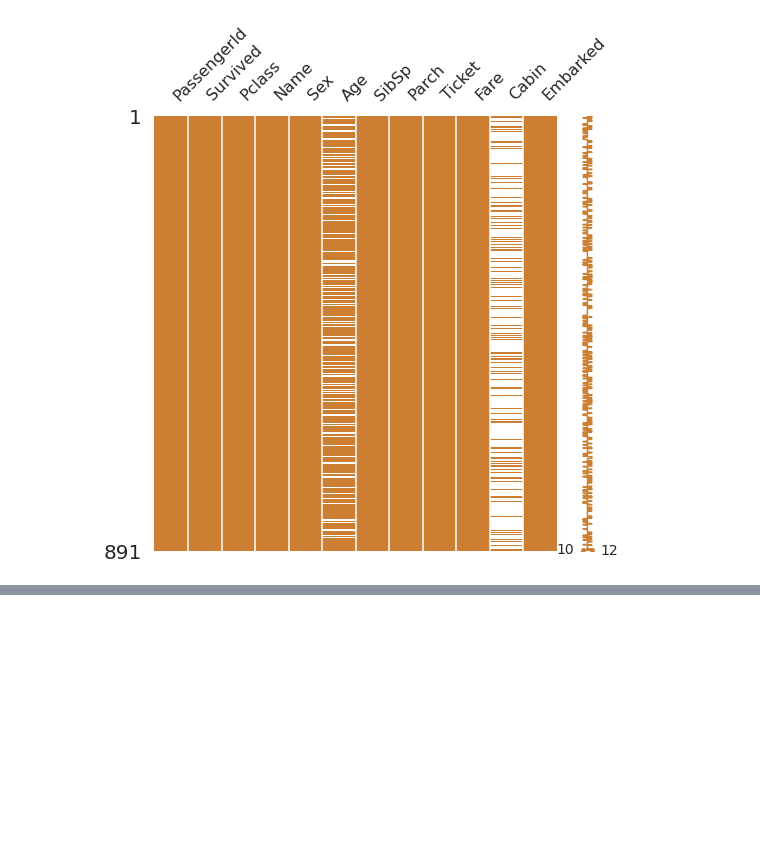
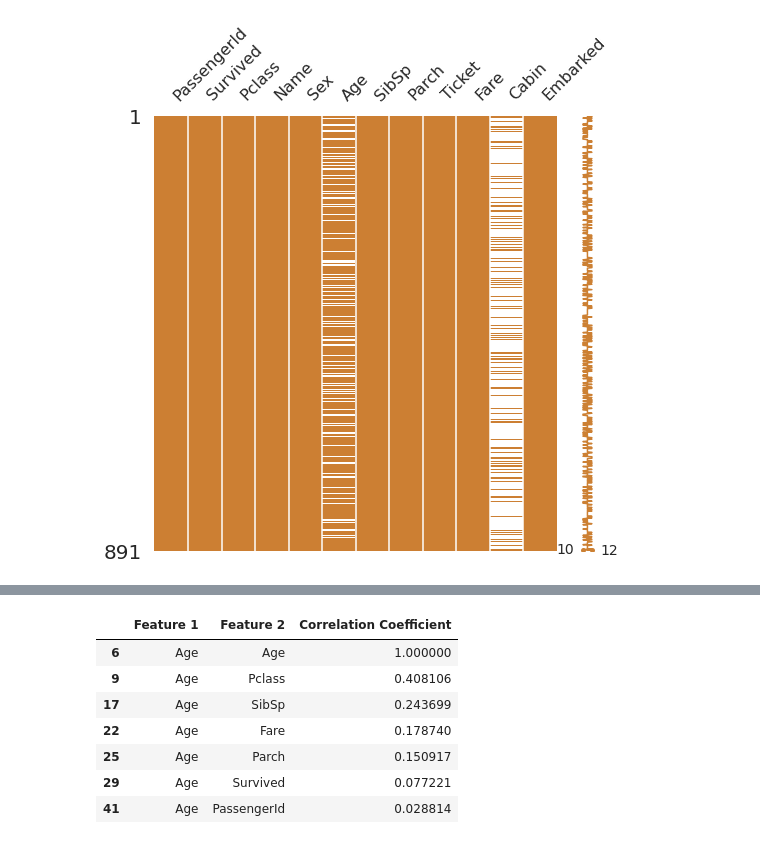
Before and after one commit to swoos91/KaggleStudy, a Jupyter notebook: Titanic/Titanic_EDA.ipynb, the cells around one changed output, grey strips where cells are left out. Drawn from its saved outputs; the diff is of its cells as text; code cells hidden in the pictures; blank space fills up the shorter version.

Commit message:
Modify titanic.ipynb

```diff
--- a/Titanic/Titanic_EDA.ipynb
+++ b/Titanic/Titanic_EDA.ipynb
@@ -69,0 +41,26 @@ None
+# %%
+def concat_df(df_train, df_test):
+
+    return pd.concat([df_train, df_test], sort = True).reset_index(drop = True)
+
+def divide_df(all_data):
+
+    return all_data.iloc[:890, :], all_data.iloc[891:, :].drop(['Survived'], axis = 1)
+
+df_train = pd.read_csv('/kaggle/input/titanic/train.csv')
+df_test = pd.read_csv('/kaggle/input/titanic/test.csv')
+df_all = concat_df(df_train, df_test)
+
+df_train.name = 'Training Set'
+df_test.name = 'Test Set'
+df_all.name = 'All Set'
+
+dfs = [df_train, df_test]
+
+print(f'Number of Training Examples: {df_train.shape[0]}')
+print(f'Number of Test Examples: {df_test.shape[0]}')
+print(f'Training X Shape: {df_train.shape}')
+print(f'Training y Shape: {df_train["Survived"].shape[0]}')
+print(f'Test X Shape: {df_test.shape}')
+print(df_train.columns)
+print(df_test.columns)
@@ -91,0 +108,13 @@ dtype: int64
+# %%
+df_all_corr = df_all.corr().abs().unstack().sort_values(kind = 'quicksort', ascending = False).reset_index(drop = False)
+df_all_corr.rename(columns = {'level_0' : 'Feature 1', 'level_1' : 'Feature 2', 0: 'Correlation Coefficient'}, inplace = True)
+df_all_corr[ df_all_corr['Feature 1'] == 'Age' ]
+# %% [output]
+|  | Feature 1 | Feature 2 | Correlation Coefficient |
+| 6 | Age | Age | 1.000000 |
+| 9 | Age | Pclass | 0.408106 |
+| 17 | Age | SibSp | 0.243699 |
+| 22 | Age | Fare | 0.178740 |
+| 25 | Age | Parch | 0.150917 |
+| 29 | Age | Survived | 0.077221 |
+| 41 | Age | PassengerId | 0.028814 |
```
Also changed, not shown: parts of 13 cells of this notebook.
